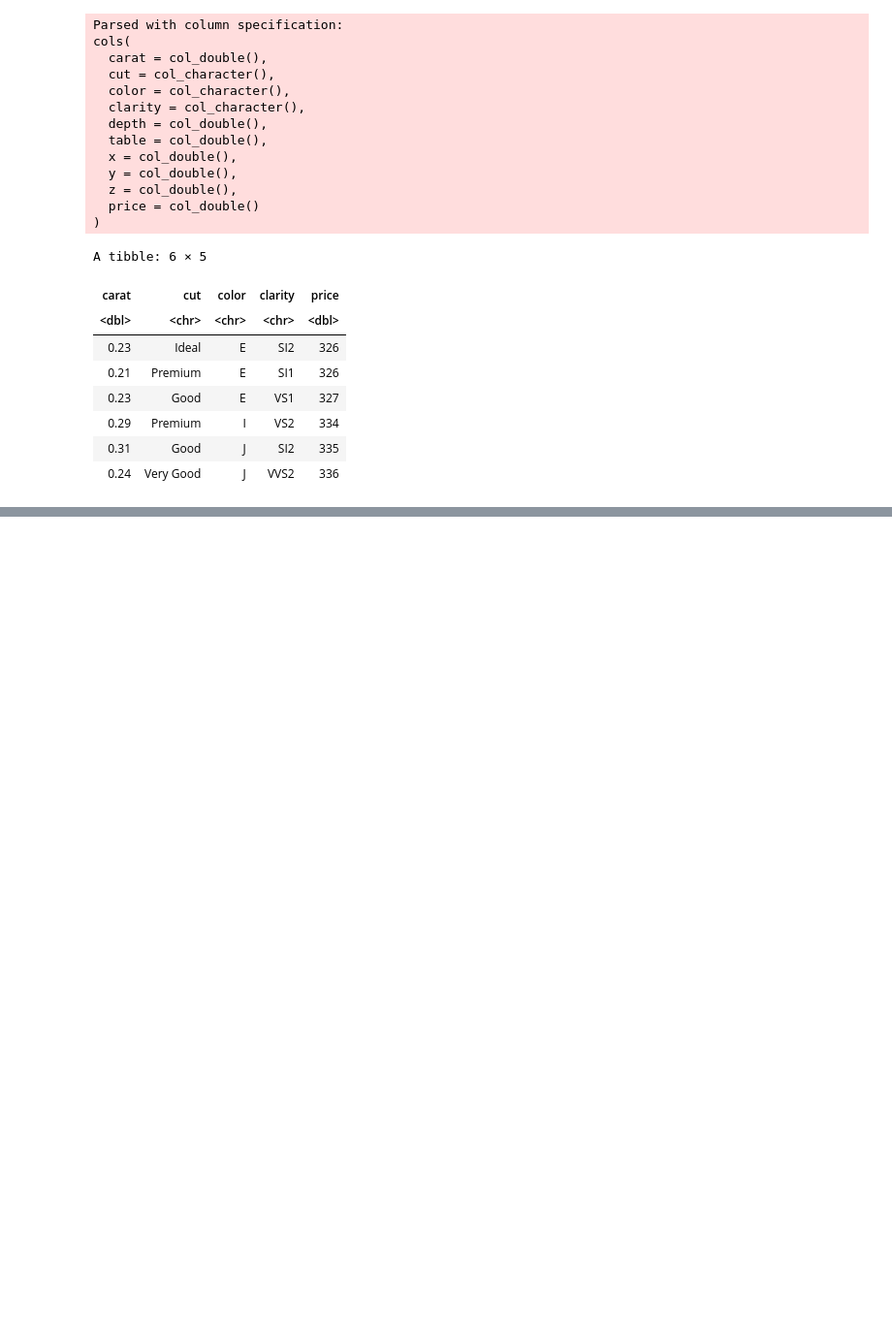
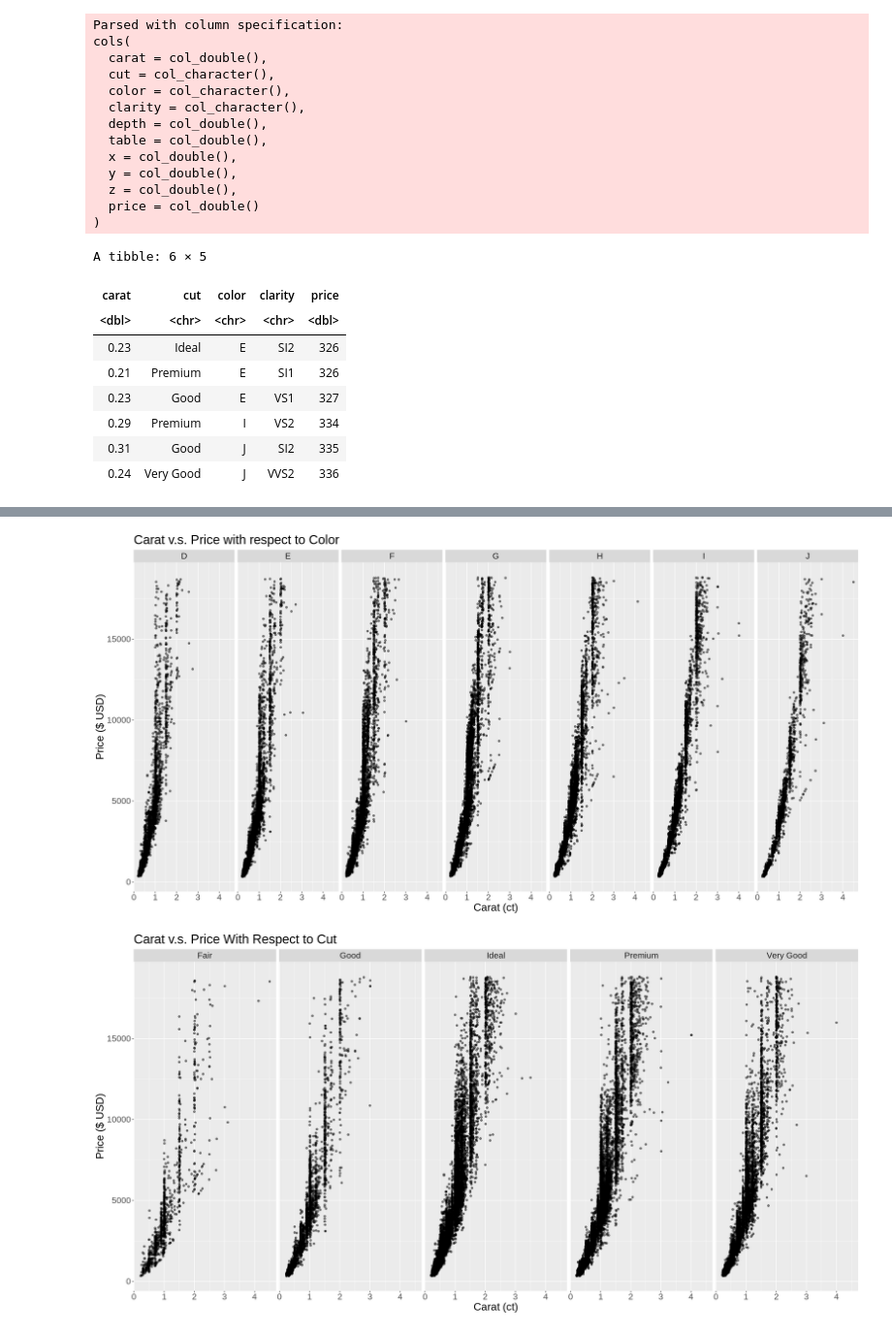
Before and after one commit to cpan0/dsci100-project, a Jupyter notebook: proposal.ipynb, the cells around one changed output, grey strips where cells are left out. Shown at 97% size. Cells and saved outputs as stored; diff of their text form; code cells hidden in the pictures; blank space fills up the shorter version.

```diff
--- a/proposal.ipynb
+++ b/proposal.ipynb
@@ -134,0 +181,30 @@ diamonds_clarity_plot
+# %%
+# another way of visualizing (talk with group)
+
+options(repr.plot.width = 15, repr.plot.height = 10)
+diamonds_color_side_by_side_plot <- diamonds_train %>%
+    ggplot(aes(x = carat, y = price)) +
+    geom_point(alpha = 0.5) +
+    labs(title = "Carat v.s. Price with respect to Color", x = "Carat (ct)", y = "Price ($ USD)") +
+    theme(text = element_text(size=20)) +
+    facet_grid(. ~ color)
+diamonds_color_side_by_side_plot
+
+diamonds_cut_side_by_side_plot <- diamonds_train %>%
+    ggplot(aes(x = carat, y = price)) +
+    geom_point(alpha = 0.5) +
+    labs(title = "Carat v.s. Price With Respect to Cut", x = "Carat (ct)", y = "Price ($ USD)") +
+    theme(text = element_text(size=20)) +
+    facet_grid(. ~ cut)
+diamonds_cut_side_by_side_plot
+
+diamonds_clarity_side_by_side_plot <- diamonds_train %>%
+    ggplot(aes(x = carat, y = price)) +
+    geom_point(alpha = 0.5) +
+    labs(title = "Carat v.s. Price With Respect to Clarity", x = "Carat (ct)", y = "Price ($ USD)") +
+    theme(text = element_text(size=20)) +
+    facet_grid(. ~ clarity)
+diamonds_clarity_side_by_side_plot
+# %% [output]
+[figure, added]
+[figure, added]
```
Also changed, not shown: parts of 6 cells of this notebook.
